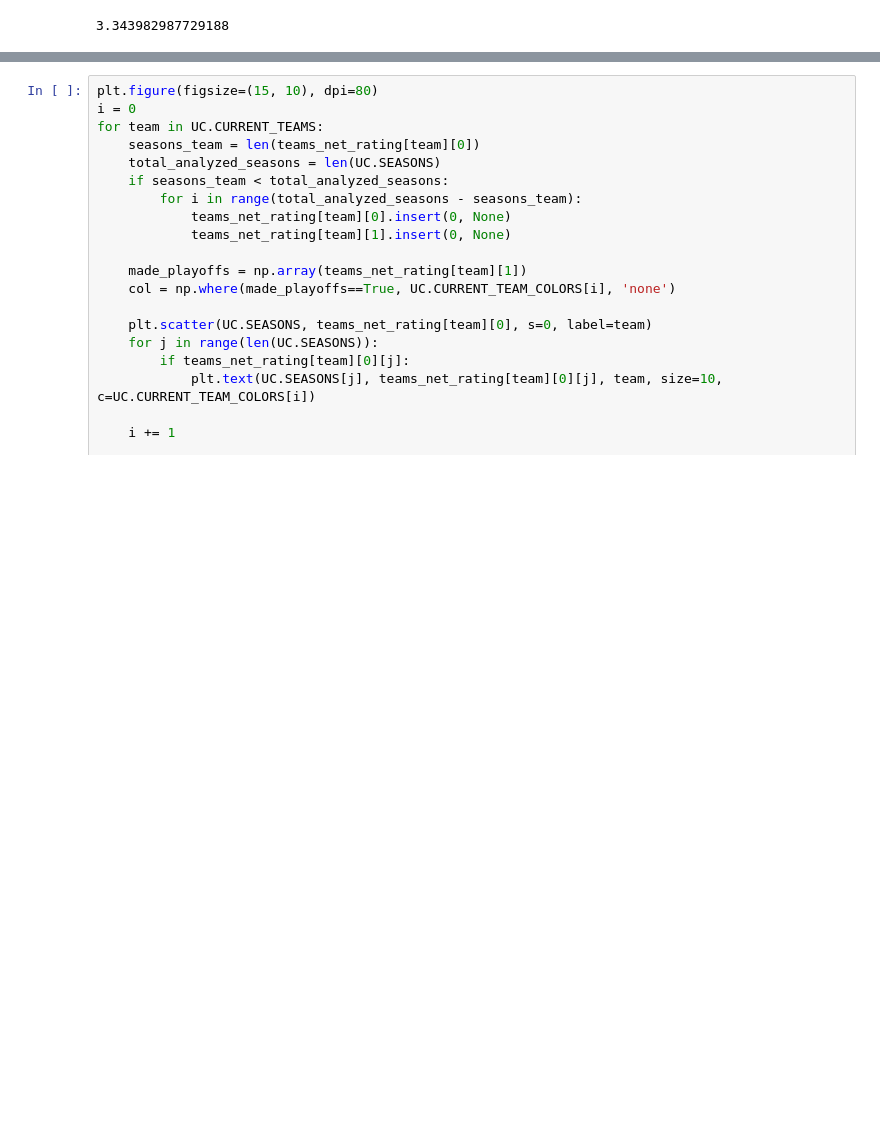
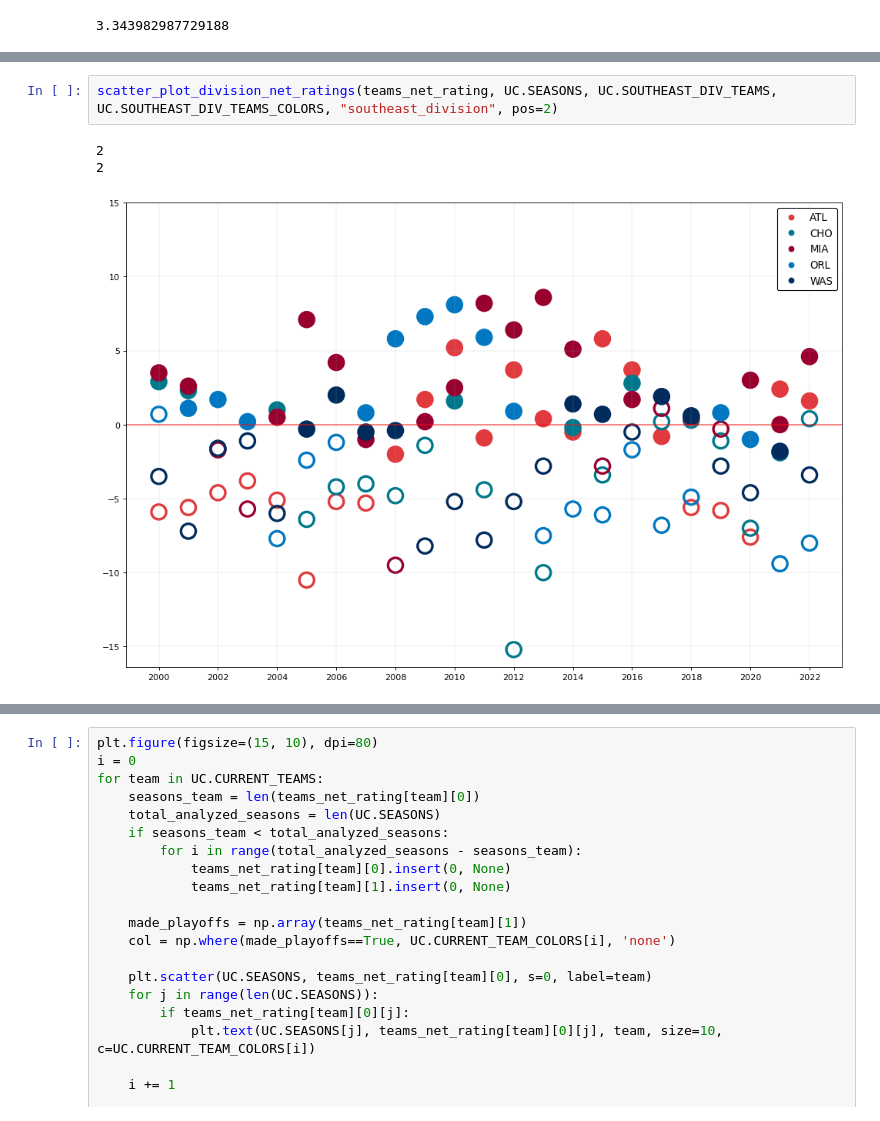
Before and after one commit to mibrahimfm/NBA-analysis, a Jupyter notebook: Net_Rating_Analysys.ipynb, the cells around one changed output, grey strips where cells are left out. Saved outputs shown, nothing was run; the diff lists cells and outputs as text; blank space fills up the shorter version.

```diff
--- a/Net_Rating_Analysys.ipynb
+++ b/Net_Rating_Analysys.ipynb
@@ -259,0 +270,6 @@ std([p[1] for p in ec_playoff_counter])
+# %%
+scatter_plot_division_net_ratings(teams_net_rating, UC.SEASONS, UC.SOUTHEAST_DIV_TEAMS, UC.SOUTHEAST_DIV_TEAMS_COLORS, "southeast_division", pos=2)
+# %% [output]
+2
+2
+[figure, added]
```
Also changed, not shown: parts of 14 cells of this notebook, 6 other files.
